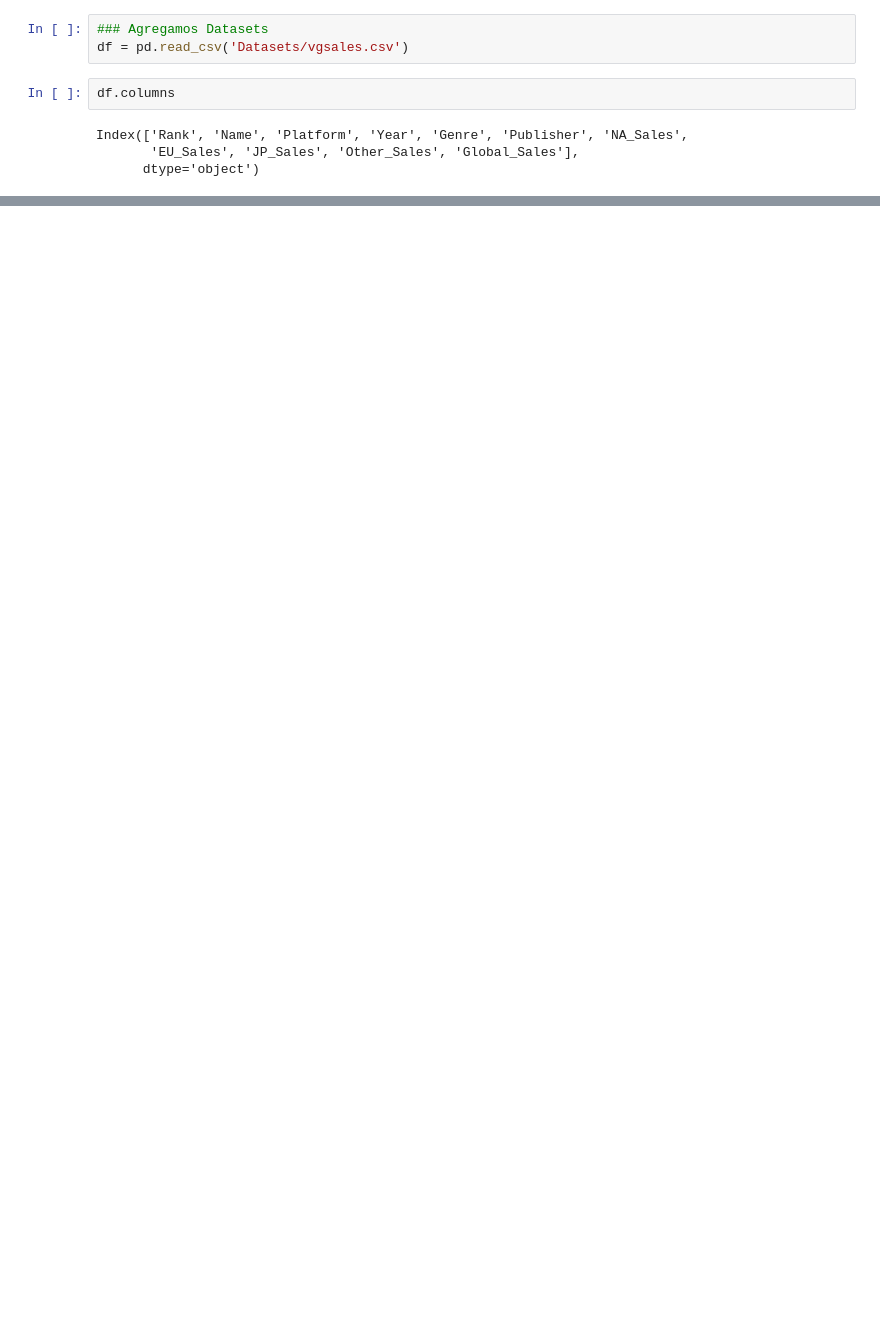
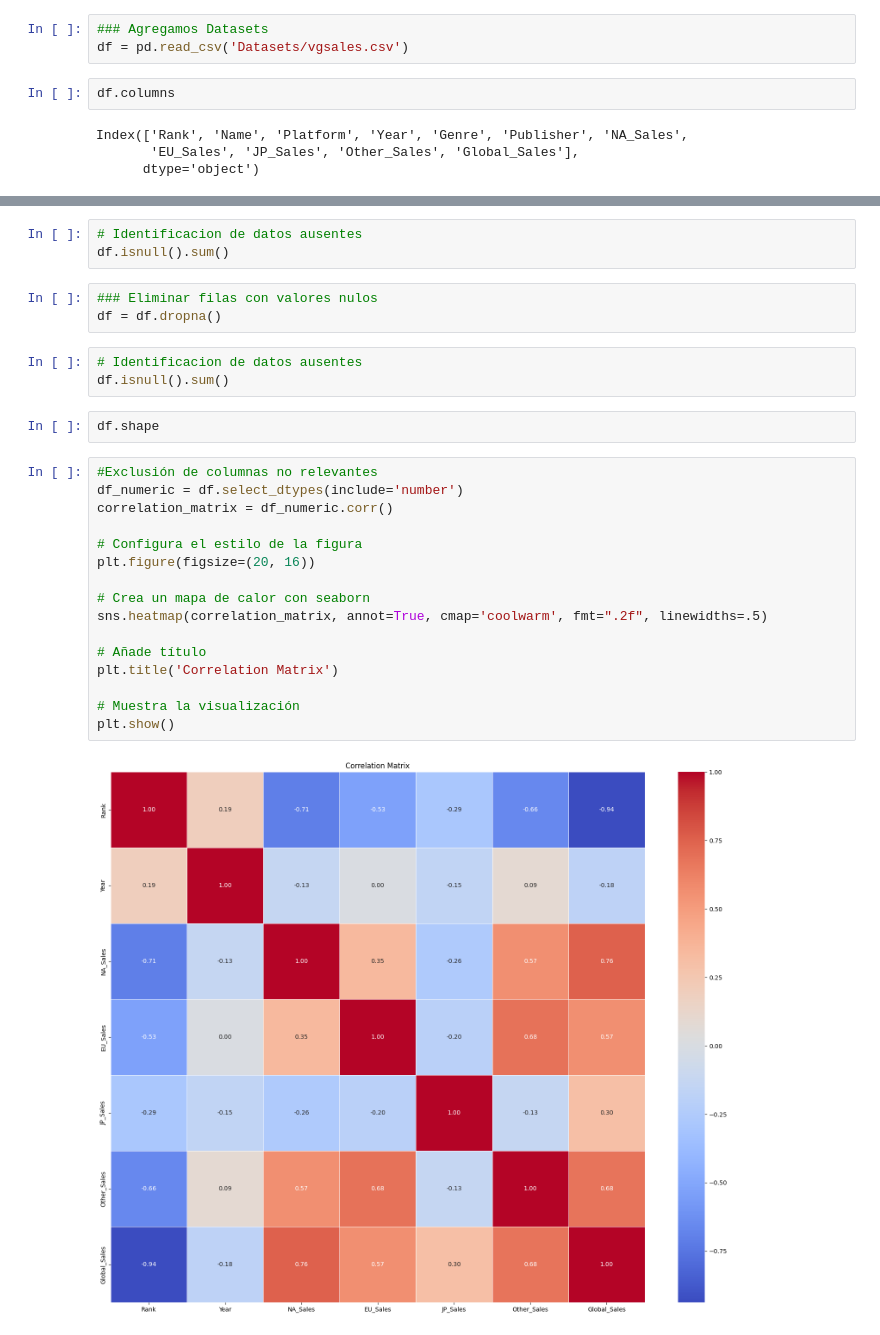
Before and after one commit to DanielAlejandro-Analytics/Video-Game-Sales, a Jupyter notebook: Games-Project.ipynb, the cells around one changed output, grey strips where cells are left out. Saved outputs shown, nothing was run; the diff lists cells and outputs as text; blank space fills up the shorter version.

```diff
--- a/Games-Project.ipynb
+++ b/Games-Project.ipynb
@@ -24,0 +53,29 @@ df.head()
+# %%
+# Identificacion de datos ausentes
+df.isnull().sum()
+# %%
+### Eliminar filas con valores nulos
+df = df.dropna()
+# %%
+# Identificacion de datos ausentes
+df.isnull().sum()
+# %%
+df.shape
+# %%
+#Exclusión de columnas no relevantes
+df_numeric = df.select_dtypes(include='number')
+correlation_matrix = df_numeric.corr()
+
+# Configura el estilo de la figura
+plt.figure(figsize=(20, 16))
+
+# Crea un mapa de calor con seaborn
+sns.heatmap(correlation_matrix, annot=True, cmap='coolwarm', fmt=".2f", linewidths=.5)
+
+# Añade título
+plt.title('Correlation Matrix')
+
+# Muestra la visualización
+plt.show()
+# %% [output]
+[figure, added]
```
Also changed, not shown: parts of 12 cells of this notebook.
